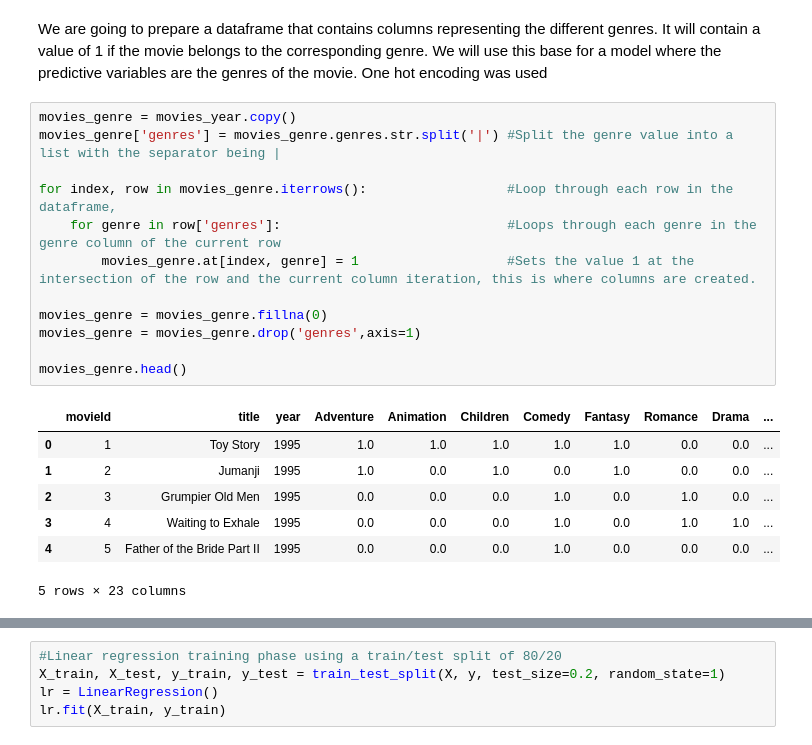
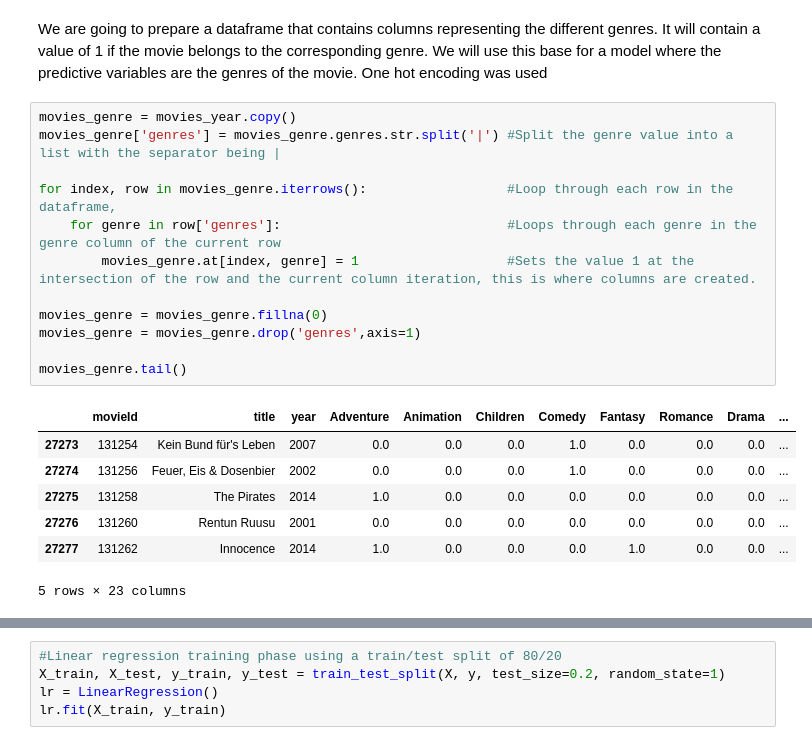
Before and after one commit to jwongr/TestModelo, a Jupyter notebook: PythonTest.ipynb, the cells around one changed output, grey strips where cells are left out. Saved outputs shown, nothing was run; the diff lists cells and outputs as text.

```diff
--- a/PythonTest.ipynb
+++ b/PythonTest.ipynb
@@ -150,20 +150,20 @@ We are going to prepare a dataframe that contains columns representing the diffe
 # %%
 movies_genre = movies_year.copy()
 movies_genre['genres'] = movies_genre.genres.str.split('|') #Split the genre value into a list with the separator being |
 
 for index, row in movies_genre.iterrows():                  #Loop through each row in the dataframe,
     for genre in row['genres']:                             #Loops through each genre in the genre column of the current row
         movies_genre.at[index, genre] = 1                   #Sets the value 1 at the intersection of the row and the current column iteration, this is where columns are created.
 
 movies_genre = movies_genre.fillna(0)
 movies_genre = movies_genre.drop('genres',axis=1)
 
-movies_genre.head()
+movies_genre.tail()
 # %% [output]
 |  | movieId | title | year | Adventure | Animation | Children | Comedy | Fantasy | Romance | Drama | ... |
-| 0 | 1 | Toy Story | 1995 | 1.0 | 1.0 | 1.0 | 1.0 | 1.0 | 0.0 | 0.0 | ... |
-| 1 | 2 | Jumanji | 1995 | 1.0 | 0.0 | 1.0 | 0.0 | 1.0 | 0.0 | 0.0 | ... |
-| 2 | 3 | Grumpier Old Men | 1995 | 0.0 | 0.0 | 0.0 | 1.0 | 0.0 | 1.0 | 0.0 | ... |
-| 3 | 4 | Waiting to Exhale | 1995 | 0.0 | 0.0 | 0.0 | 1.0 | 0.0 | 1.0 | 1.0 | ... |
-| 4 | 5 | Father of the Bride Part II | 1995 | 0.0 | 0.0 | 0.0 | 1.0 | 0.0 | 0.0 | 0.0 | ... |
+| 27273 | 131254 | Kein Bund für's Leben | 2007 | 0.0 | 0.0 | 0.0 | 1.0 | 0.0 | 0.0 | 0.0 | ... |
+| 27274 | 131256 | Feuer, Eis & Dosenbier | 2002 | 0.0 | 0.0 | 0.0 | 1.0 | 0.0 | 0.0 | 0.0 | ... |
+| 27275 | 131258 | The Pirates | 2014 | 1.0 | 0.0 | 0.0 | 0.0 | 0.0 | 0.0 | 0.0 | ... |
+| 27276 | 131260 | Rentun Ruusu | 2001 | 0.0 | 0.0 | 0.0 | 0.0 | 0.0 | 0.0 | 0.0 | ... |
+| 27277 | 131262 | Innocence | 2014 | 1.0 | 0.0 | 0.0 | 0.0 | 1.0 | 0.0 | 0.0 | ... |
 5 rows × 23 columns
```
Also changed, not shown: parts of 22 cells of this notebook.
